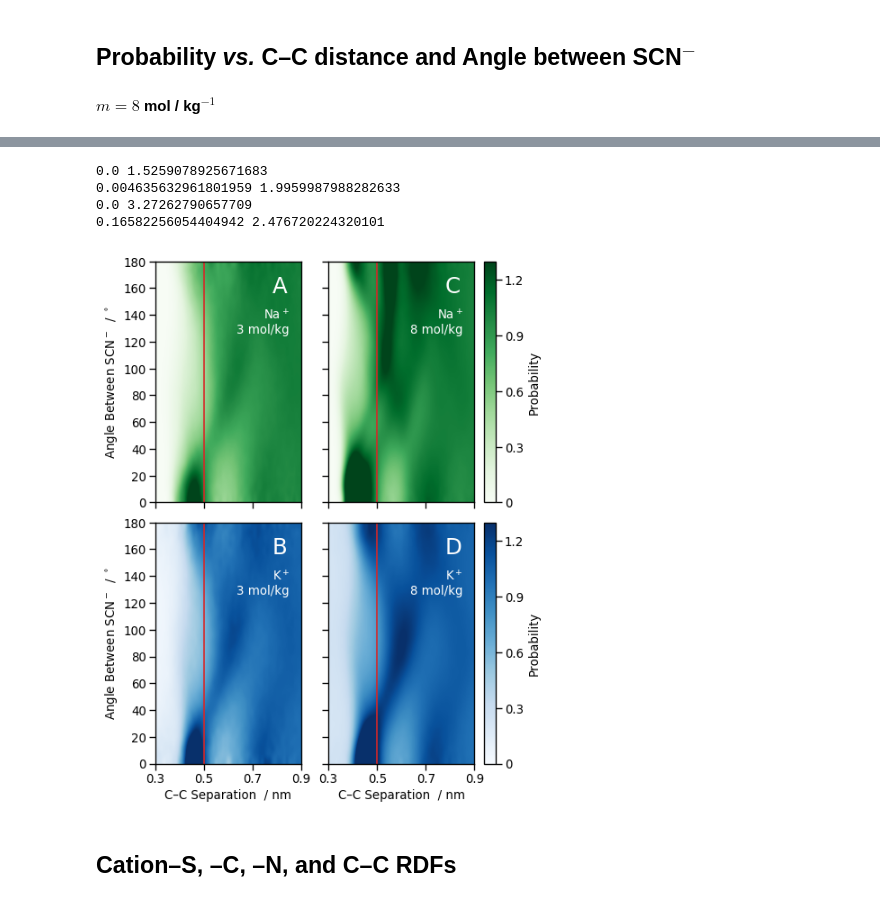
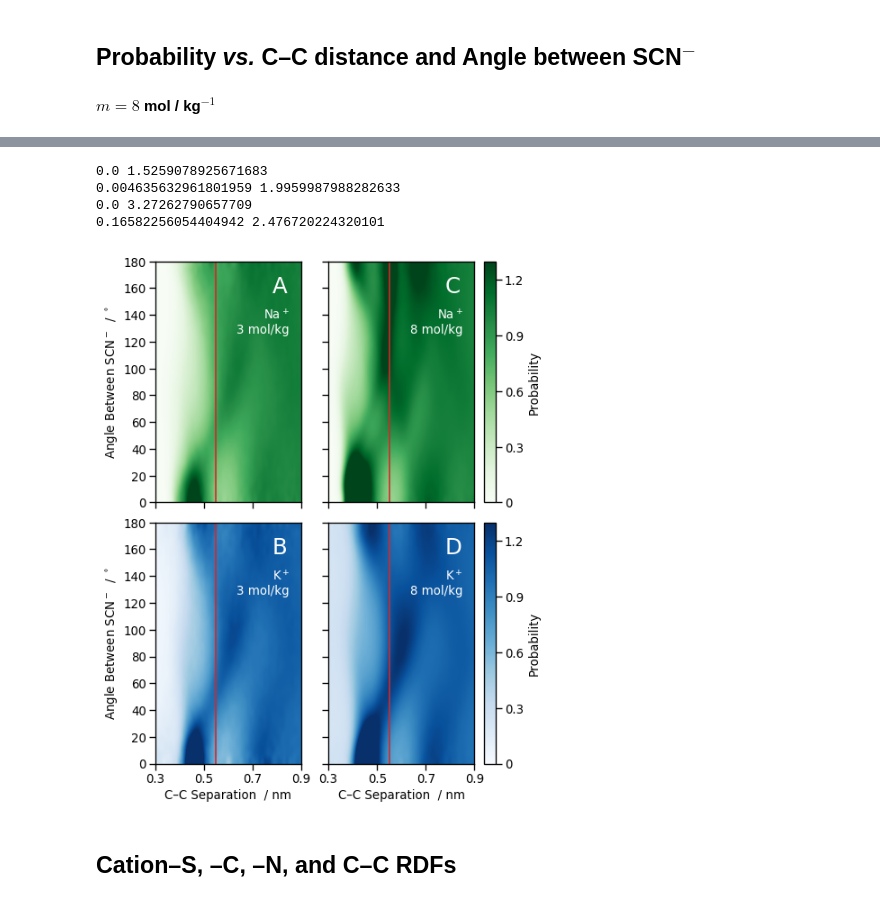
Before and after one commit to mlund/SI-thiocyanate, a Jupyter notebook: notebook.ipynb, the cells around one changed output, grey strips where cells are left out. Cells and saved outputs as stored; diff of their text form; code cells hidden in the pictures.

```diff
--- a/notebook.ipynb
+++ b/notebook.ipynb
@@ -1790,35 +1790,35 @@ for i,conc in enumerate(['3.0m','8.0m']):
         im = sub.imshow(Prob,vmin=0,vmax=1.3,aspect='auto',interpolation='bicubic',
                extent=[.24,2,0,180],origin='lower',cmap=cm)
         cb = f.colorbar(im,ax=sub,label='Probability',pad=.05,ticks=np.arange(0,1.4,.3))
         cb.ax.set_yticklabels(['{:1g}'.format(i) for i in np.arange(0,1.4,.3)])
         cbs.append(cb)
         if sub in axes[:,0]:
             sub.set_ylabel('Angle Between SCN$^-$  / $^\circ$')
         if sub in axes[1,:]:
             sub.set_xlabel('C–C Separation  / nm')
-        sub.vlines(x=.5,ymin=0,ymax=180,color=colors[3])
+        sub.vlines(x=.55,ymin=0,ymax=180,color=colors[3])
         #cset = sub.contour(Y, X, Prob, [1.3], linewidths=2,cmap=plt.cm.binary)
         #manual_locations = [(.45,40)]
         #sub.clabel(cset,inline=True,fmt='%1.1f',fontsize=16,manual=manual_locations,colors=['w'])
         sub.set_xlim(.3,.9); sub.set_ylim(X.min(),X.max())
         sub.set_xticks(np.arange(.3,.9,.2)); sub.set_yticks(np.arange(0,181,20))
         sub.set_xticklabels(['{:1g}'.format(i) for i in np.arange(.3,1.2,.2)])
         sub.set_yticklabels(['{:1g}'.format(i) for i in np.arange(0,181,20)])
         sub.annotate(letters[len(cbs)-1],xy=(.8,.87), fontsize=22, xycoords='axes fraction', color='w')
         sub.annotate(labels[len(cbs)-1],xy=(.92,.7), fontsize=12,
              xycoords='axes fraction', color='w', horizontalalignment='right')
 axes[0][0].set_xticklabels(np.tile([''],4)); axes[0][1].set_xticklabels(np.tile([''],4))
 axes[0][1].set_yticklabels(np.tile([''],10)); axes[1][1].set_yticklabels(np.tile([''],10))
 f.tight_layout(h_pad=.5,w_pad=-3.5)
 cbs[0].remove(); cbs[1].remove()
 f.savefig('figs/fig7.pdf')
 plt.show()
 # %% [output]
 0.0 1.5259078925671683
 0.004635632961801959 1.9959987988282633
 0.0 3.27262790657709
 0.16582256054404942 2.476720224320101
-[figure, old version]
+[figure, new version]
 # %% [markdown]
 ## Cation–S, –C, –N, and C–C RDFs
 # %%
```
Also changed, not shown: parts of 1 cell of this notebook, 1 other file.
